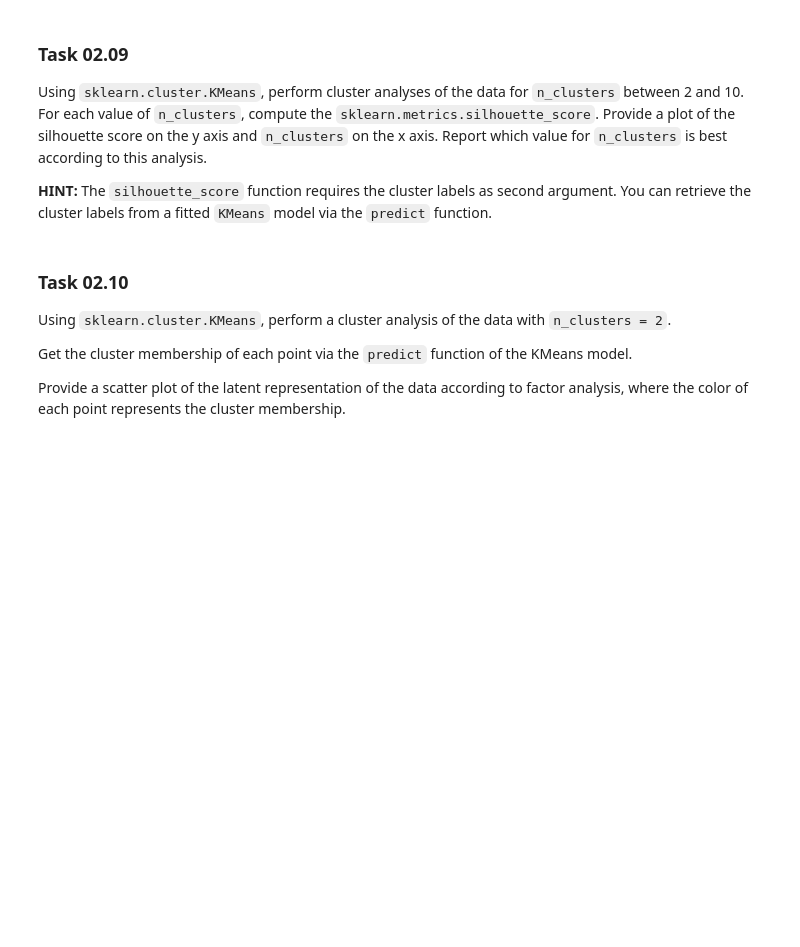
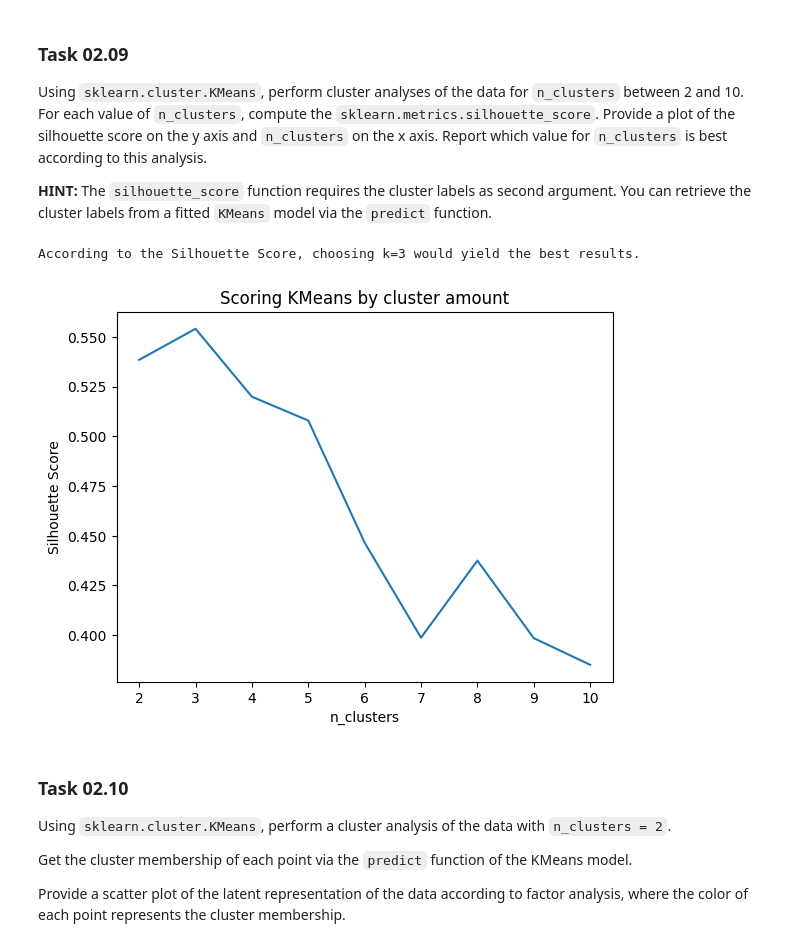
Before and after one commit to ChonsShadow/datamining_24-25, a Jupyter notebook: sheet02/sheet02.ipynb, the cells around one changed output. Drawn from its saved outputs; the diff is of its cells as text; code cells hidden in the pictures; blank space fills up the shorter version.

```diff
--- a/sheet02/sheet02.ipynb
+++ b/sheet02/sheet02.ipynb
@@ -323,6 +323,34 @@ Using `sklearn.cluster.KMeans`, perform cluster analyses of the data for `n_clus
 # %%
 from sklearn.cluster import KMeans
 from sklearn.metrics import silhouette_score
+
+def kmeans_score(data, n_clusters):
+
+    kmeans = KMeans(n_clusters=n_clusters)
+    kmeans.fit(data)
+    prediction = kmeans.predict(data)
+    return silhouette_score(data, prediction)
+
+_x = list(range(2, 11))
+
+scores = []
+for i in _x:
+    scores.append(kmeans_score(X_normalized, i))
+
+
+fig = plt.figure()
+ax1 = fig.add_subplot()
+ax1.plot(_x, scores)
+ax1.set_ylabel('Silhouette Score')
+ax1.set_xlabel('n_clusters')
+ax1.set_title('Scoring KMeans by cluster amount')
+
+print("According to the Silhouette Score, choosing k=3 would yield the best results.")
+
+plt.show()
+# %% [output]
+According to the Silhouette Score, choosing k=3 would yield the best results.
+[figure, added]
 # %% [markdown]
 ### Task 02.10
 
```
Also changed, not shown: parts of 2 cells of this notebook.
